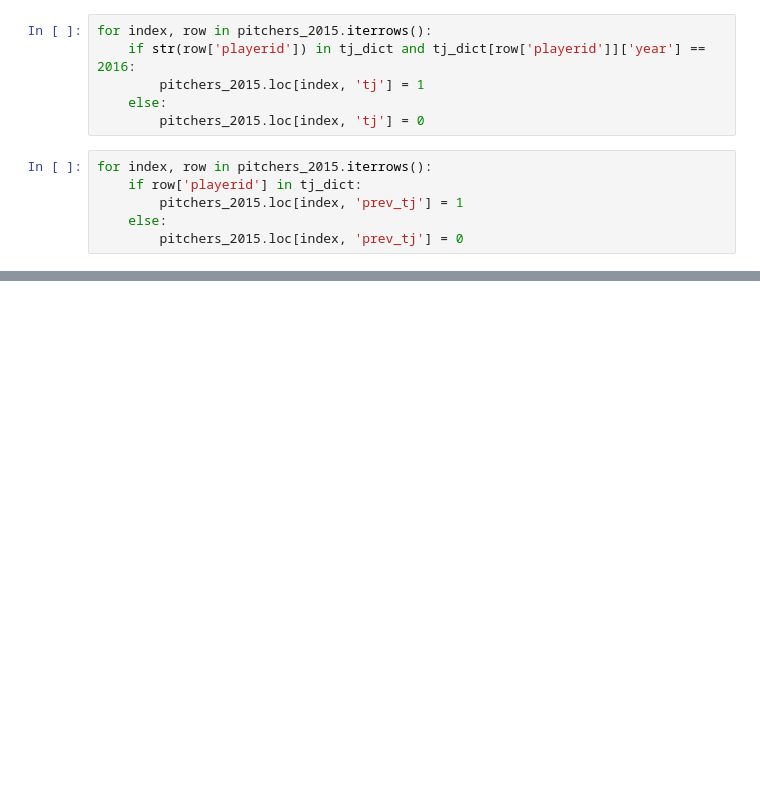
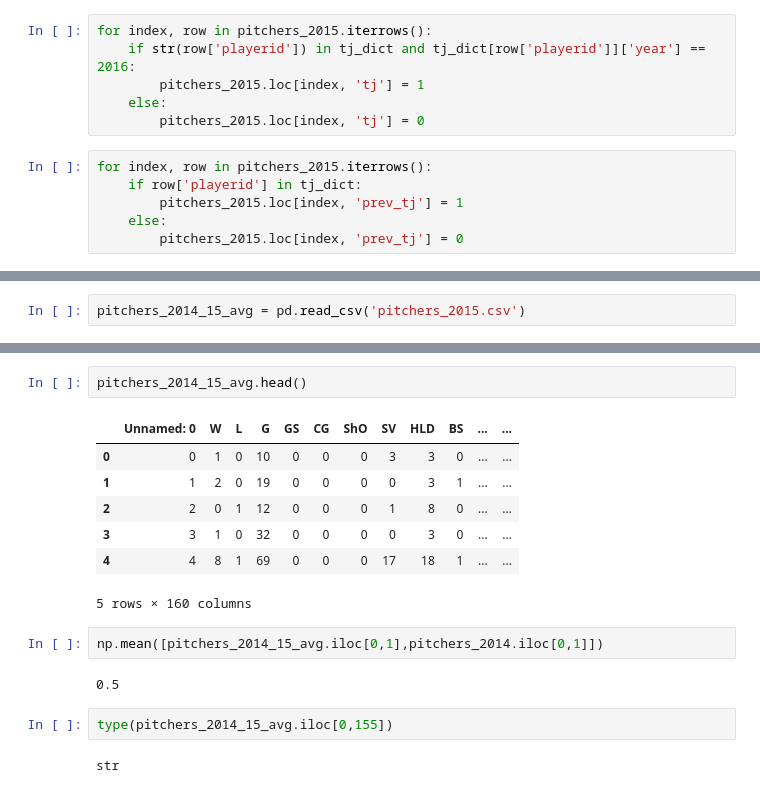
Before and after one commit to anthonygesek/tj_predictor, a Jupyter notebook: TJtime.ipynb, the cells around one changed output, grey strips where cells are left out. Cells and saved outputs as stored; diff of their text form; blank space fills up the shorter version.

```diff
--- a/TJtime.ipynb
+++ b/TJtime.ipynb
@@ -322,0 +287,2 @@ sns.heatmap(pitchers_2015[['FT-X','SI-X','FS-Z','vFS','tj','prev_tj']].corr())
+# %%
+pitchers_2014_15_avg = pd.read_csv('pitchers_2015.csv')
@@ -322,0 +298,18 @@ sns.heatmap(pitchers_2015[['FT-X','SI-X','FS-Z','vFS','tj','prev_tj']].corr())
+# %%
+pitchers_2014_15_avg.head()
+# %% [output]
+|  | Unnamed: 0 | W | L | G | GS | CG | ShO | SV | HLD | BS | ... | ... |
+| 0 | 0 | 1 | 0 | 10 | 0 | 0 | 0 | 3 | 3 | 0 | ... | ... |
+| 1 | 1 | 2 | 0 | 19 | 0 | 0 | 0 | 0 | 3 | 1 | ... | ... |
+| 2 | 2 | 0 | 1 | 12 | 0 | 0 | 0 | 1 | 8 | 0 | ... | ... |
+| 3 | 3 | 1 | 0 | 32 | 0 | 0 | 0 | 0 | 3 | 0 | ... | ... |
+| 4 | 4 | 8 | 1 | 69 | 0 | 0 | 0 | 17 | 18 | 1 | ... | ... |
+5 rows × 160 columns
+# %%
+np.mean([pitchers_2014_15_avg.iloc[0,1],pitchers_2014.iloc[0,1]])
+# %% [output]
+0.5
+# %%
+type(pitchers_2014_15_avg.iloc[0,155])
+# %% [output]
+str
```
Also changed, not shown: parts of 51 cells of this notebook, 2 other files.
